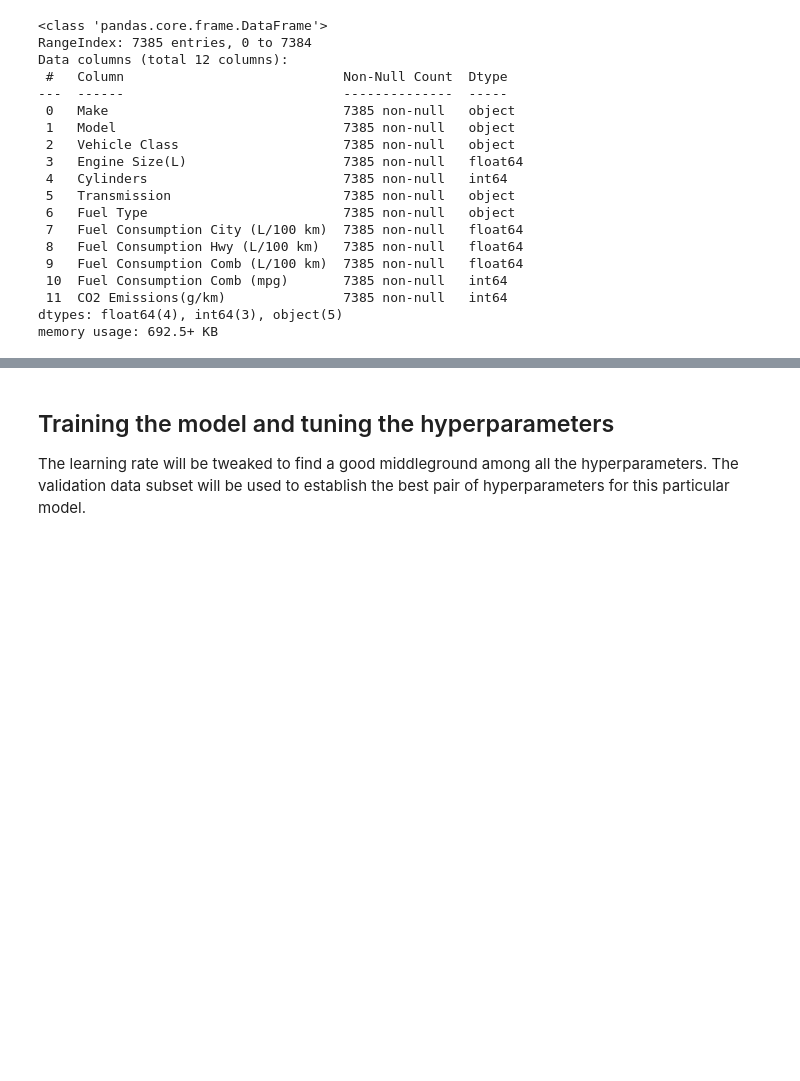
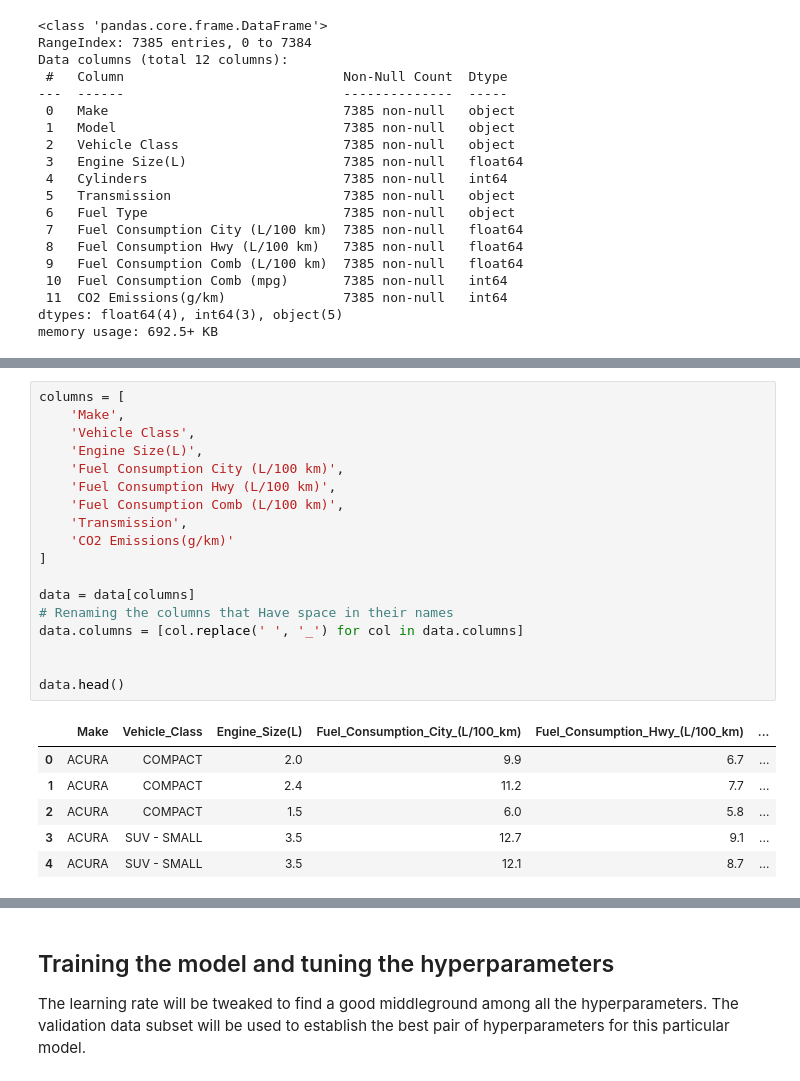
Before and after one commit to timid-angel/co2-emissions-prediction-model, a Jupyter notebook: Linear_Regression02.ipynb, the cells around one changed output, grey strips where cells are left out. Cells and saved outputs as stored; diff of their text form; blank space fills up the shorter version.

```diff
--- a/Linear_Regression02.ipynb
+++ b/Linear_Regression02.ipynb
@@ -133,0 +116,25 @@ data.head()
+# %%
+columns = [
+    'Make',
+    'Vehicle Class',
+    'Engine Size(L)',
+    'Fuel Consumption City (L/100 km)',
+    'Fuel Consumption Hwy (L/100 km)',
+    'Fuel Consumption Comb (L/100 km)',
+    'Transmission',
+    'CO2 Emissions(g/km)'
+]
+
+data = data[columns]
+# Renaming the columns that Have space in their names
+data.columns = [col.replace(' ', '_') for col in data.columns]
+
+
+data.head()
+# %% [output]
+|  | Make | Vehicle_Class | Engine_Size(L) | Fuel_Consumption_City_(L/100_km) | Fuel_Consumption_Hwy_(L/100_km) | ... |
+| 0 | ACURA | COMPACT | 2.0 | 9.9 | 6.7 | ... |
+| 1 | ACURA | COMPACT | 2.4 | 11.2 | 7.7 | ... |
+| 2 | ACURA | COMPACT | 1.5 | 6.0 | 5.8 | ... |
+| 3 | ACURA | SUV - SMALL | 3.5 | 12.7 | 9.1 | ... |
+| 4 | ACURA | SUV - SMALL | 3.5 | 12.1 | 8.7 | ... |
```
Also changed, not shown: parts of 9 cells of this notebook.
